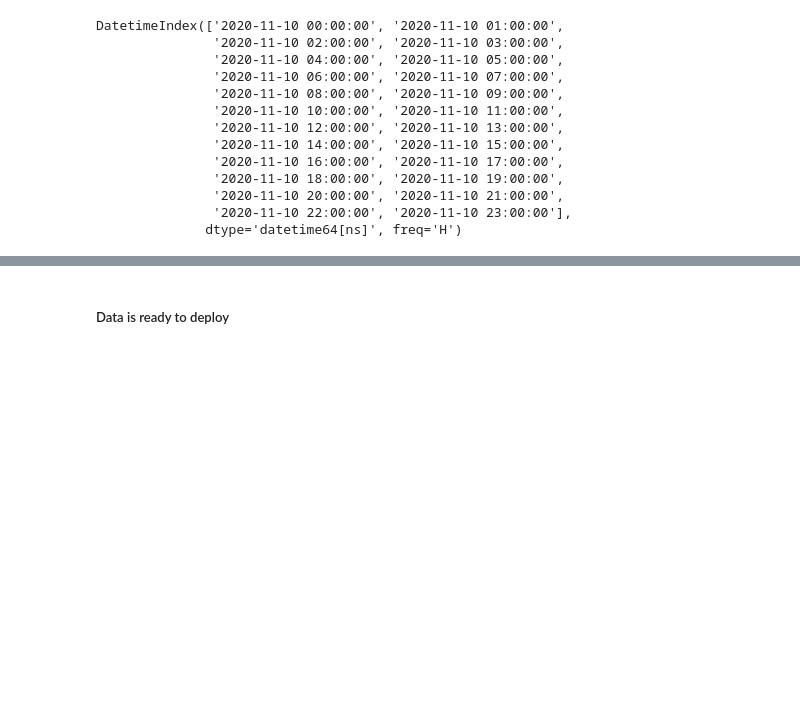
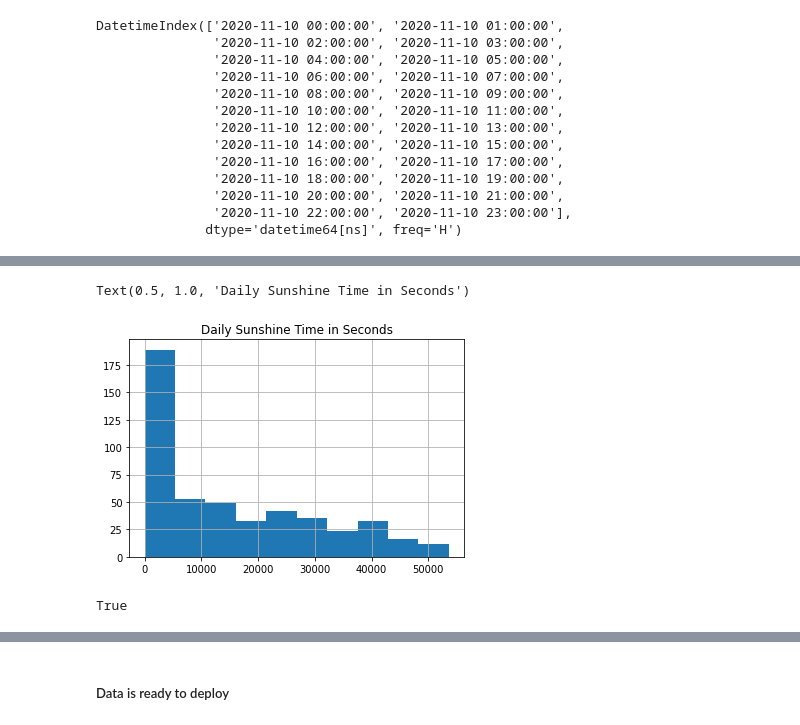
Before and after one commit to Rehann2/bike_counts_Kaan_Rehan, a Jupyter notebook: bike_counters_starting_kit.ipynb, the cells around one changed output, grey strips where cells are left out. Drawn from its saved outputs; the diff is of its cells as text; code cells hidden in the pictures; blank space fills up the shorter version.

```diff
--- a/bike_counters_starting_kit.ipynb
+++ b/bike_counters_starting_kit.ipynb
@@ -536,0 +582,11 @@ DatetimeIndex(['2020-11-10 00:00:00', '2020-11-10 01:00:00',
+# %%
+sunshine_secs = sunshine_time.dt.seconds.rename("sunshine_time")
+sunshine_secs.hist()
+plt.title("Daily Sunshine Time in Seconds")
+# %% [output]
+Text(0.5, 1.0, 'Daily Sunshine Time in Seconds')
+[figure, added]
+# %%
+df_weather.date_only.isin(sunshine_time.index).all()
+# %% [output]
+True
```
Also changed, not shown: parts of 74 cells of this notebook, 2 other files.
